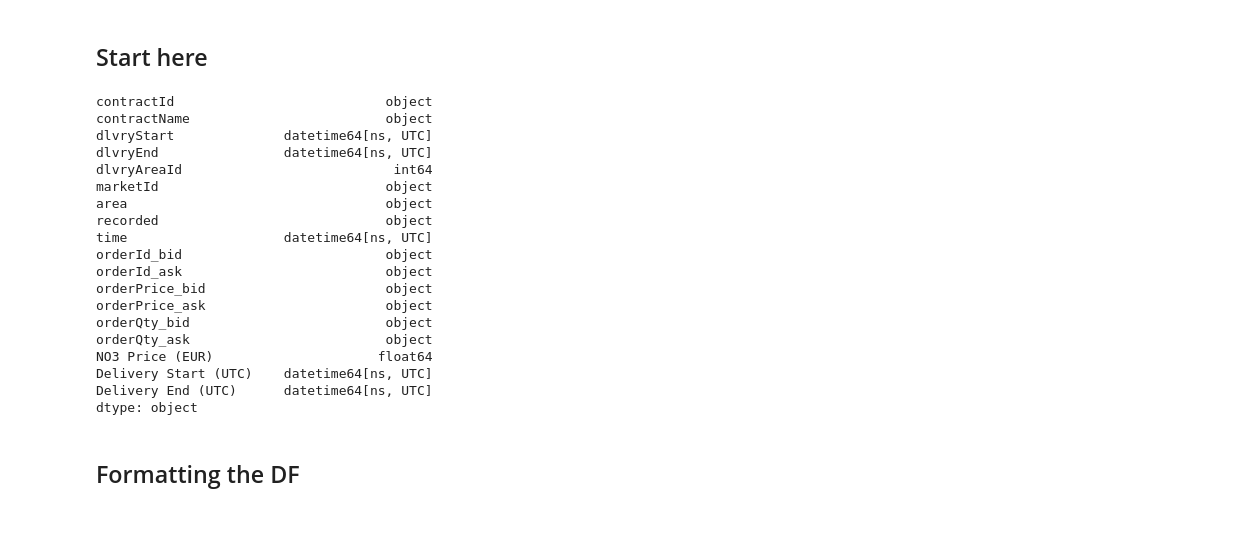
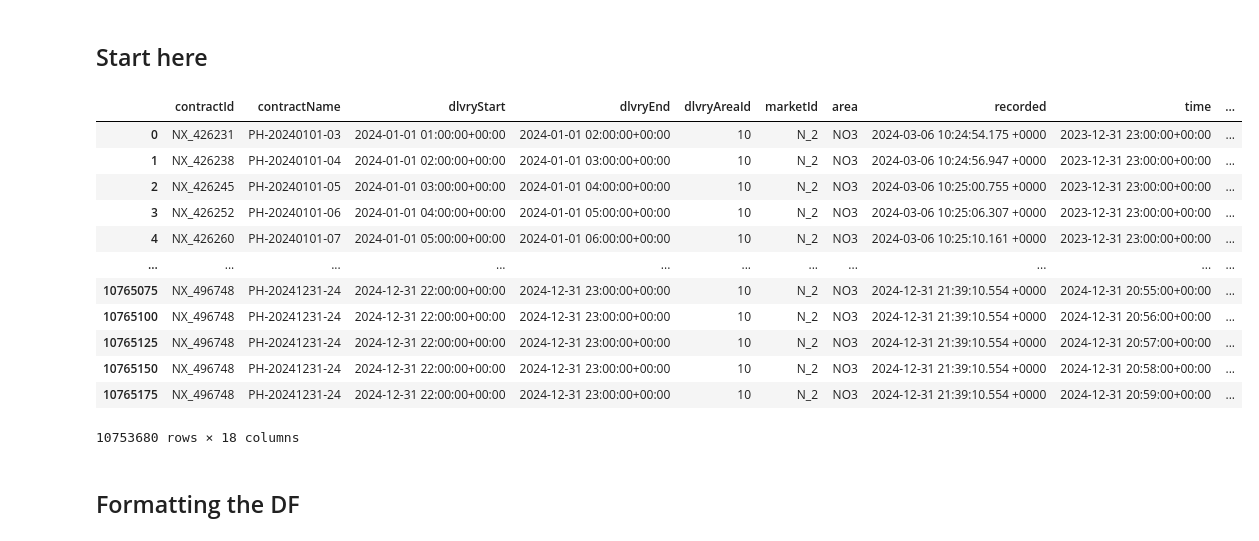
Before and after one commit to axelandreassen/Forecasting-ID-prices, a Jupyter notebook: DataPrep.ipynb, the cells around one changed output. Saved outputs shown, nothing was run; the diff lists cells and outputs as text; code cells hidden in the pictures.

```diff
--- a/DataPrep.ipynb
+++ b/DataPrep.ipynb
@@ -147,27 +145,21 @@ df.to_parquet('Data/merged_orderbook.parquet')
 # %%
 df = pd.read_parquet('Data/merged_orderbook.parquet')
 # %%
-df.dtypes
+df
 # %% [output]
+|  | contractId | contractName | dlvryStart | dlvryEnd | dlvryAreaId | marketId | area | recorded | time | ... |
+| 0 | NX_426231 | PH-20240101-03 | 2024-01-01 01:00:00+00:00 | 2024-01-01 02:00:00+00:00 | 10 | N_2 | NO3 | 2024-03-06 10:24:54.175 +0000 | 2023-12-31 23:00:00+00:00 | ... |
+| 1 | NX_426238 | PH-20240101-04 | 2024-01-01 02:00:00+00:00 | 2024-01-01 03:00:00+00:00 | 10 | N_2 | NO3 | 2024-03-06 10:24:56.947 +0000 | 2023-12-31 23:00:00+00:00 | ... |
+| 2 | NX_426245 | PH-20240101-05 | 2024-01-01 03:00:00+00:00 | 2024-01-01 04:00:00+00:00 | 10 | N_2 | NO3 | 2024-03-06 10:25:00.755 +0000 | 2023-12-31 23:00:00+00:00 | ... |
+| 3 | NX_426252 | PH-20240101-06 | 2024-01-01 04:00:00+00:00 | 2024-01-01 05:00:00+00:00 | 10 | N_2 | NO3 | 2024-03-06 10:25:06.307 +0000 | 2023-12-31 23:00:00+00:00 | ... |
+| 4 | NX_426260 | PH-20240101-07 | 2024-01-01 05:00:00+00:00 | 2024-01-01 06:00:00+00:00 | 10 | N_2 | NO3 | 2024-03-06 10:25:10.161 +0000 | 2023-12-31 23:00:00+00:00 | ... |
+| ... | ... | ... | ... | ... | ... | ... | ... | ... | ... | ... |
+| 10765075 | NX_496748 | PH-20241231-24 | 2024-12-31 22:00:00+00:00 | 2024-12-31 23:00:00+00:00 | 10 | N_2 | NO3 | 2024-12-31 21:39:10.554 +0000 | 2024-12-31 20:55:00+00:00 | ... |
+| 10765100 | NX_496748 | PH-20241231-24 | 2024-12-31 22:00:00+00:00 | 2024-12-31 23:00:00+00:00 | 10 | N_2 | NO3 | 2024-12-31 21:39:10.554 +0000 | 2024-12-31 20:56:00+00:00 | ... |
+| 10765125 | NX_496748 | PH-20241231-24 | 2024-12-31 22:00:00+00:00 | 2024-12-31 23:00:00+00:00 | 10 | N_2 | NO3 | 2024-12-31 21:39:10.554 +0000 | 2024-12-31 20:57:00+00:00 | ... |
+| 10765150 | NX_496748 | PH-20241231-24 | 2024-12-31 22:00:00+00:00 | 2024-12-31 23:00:00+00:00 | 10 | N_2 | NO3 | 2024-12-31 21:39:10.554 +0000 | 2024-12-31 20:58:00+00:00 | ... |
+| 10765175 | NX_496748 | PH-20241231-24 | 2024-12-31 22:00:00+00:00 | 2024-12-31 23:00:00+00:00 | 10 | N_2 | NO3 | 2024-12-31 21:39:10.554 +0000 | 2024-12-31 20:59:00+00:00 | ... |
-contractId                           object
-contractName                         object
-dlvryStart              datetime64[ns, UTC]
-dlvryEnd                datetime64[ns, UTC]
-dlvryAreaId                           int64
-marketId                             object
-area                                 object
-recorded                             object
-time                    datetime64[ns, UTC]
-orderId_bid                          object
-orderId_ask                          object
-orderPrice_bid                       object
-orderPrice_ask                       object
-orderQty_bid                         object
-orderQty_ask                         object
-NO3 Price (EUR)                     float64
-Delivery Start (UTC)    datetime64[ns, UTC]
-Delivery End (UTC)      datetime64[ns, UTC]
-dtype: object
+10753680 rows × 18 columns
 # %% [markdown]
 ## Formatting the DF
 # %%
```
Also changed, not shown: parts of 18 cells of this notebook.
